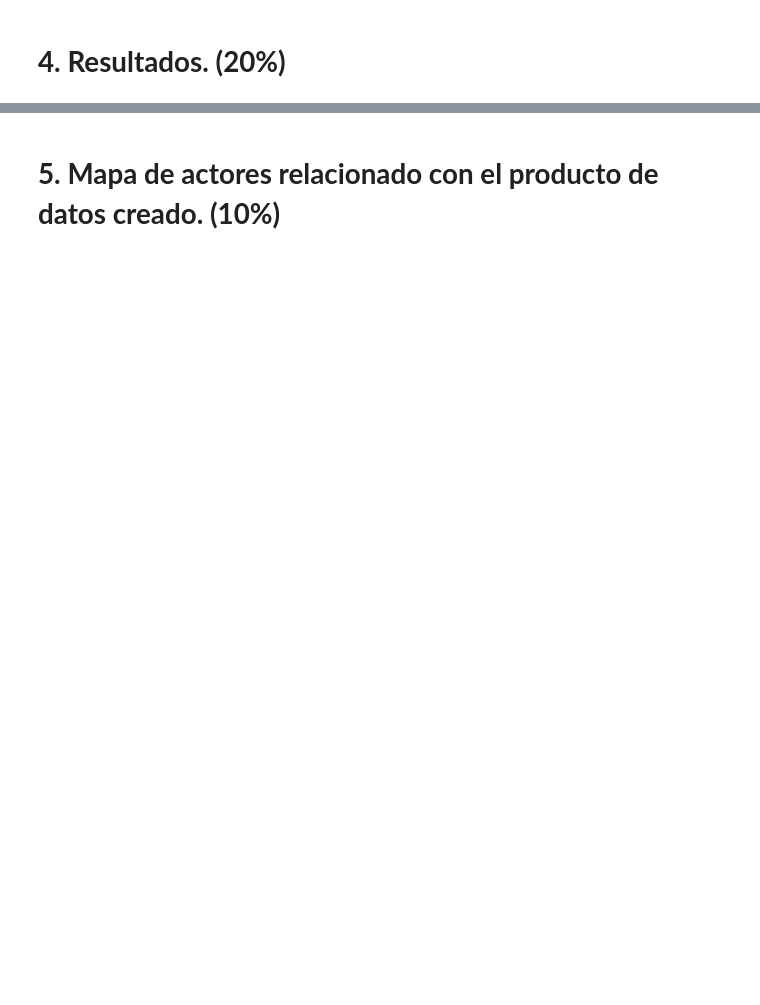
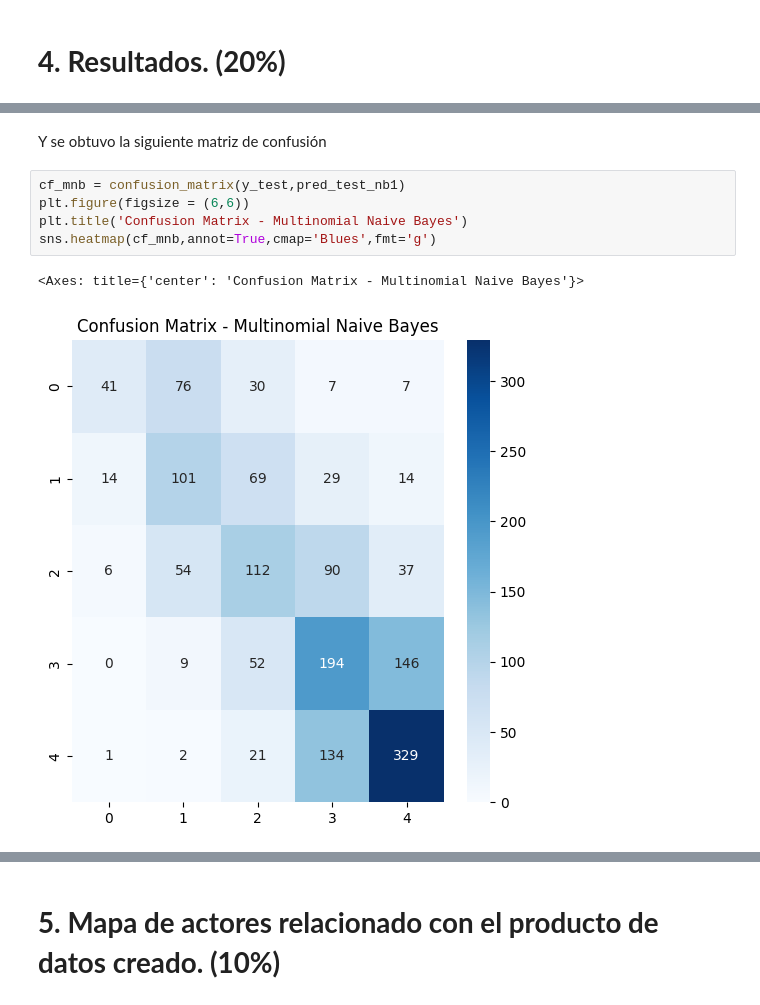
Before and after one commit to Feru34/Trabajos-BI, a Jupyter notebook: Proyecto_Analítica_de_textos.ipynb, the cells around one changed output, grey strips where cells are left out. Saved outputs shown, nothing was run; the diff lists cells and outputs as text; blank space fills up the shorter version.

```diff
--- a/Proyecto_Analítica_de_textos.ipynb
+++ b/Proyecto_Analítica_de_textos.ipynb
@@ -721,0 +735,10 @@ Basado en la métrica f1-Score, se obtuvo que el mejor modelo al clasificar es a
+# %% [markdown]
+Y se obtuvo la siguiente matriz de confusión
+# %%
+cf_mnb = confusion_matrix(y_test,pred_test_nb1)
+plt.figure(figsize = (6,6))
+plt.title('Confusion Matrix - Multinomial Naive Bayes')
+sns.heatmap(cf_mnb,annot=True,cmap='Blues',fmt='g')
+# %% [output]
+<Axes: title={'center': 'Confusion Matrix - Multinomial Naive Bayes'}>
+[figure, added]
```
Also changed, not shown: parts of 17 cells of this notebook.
